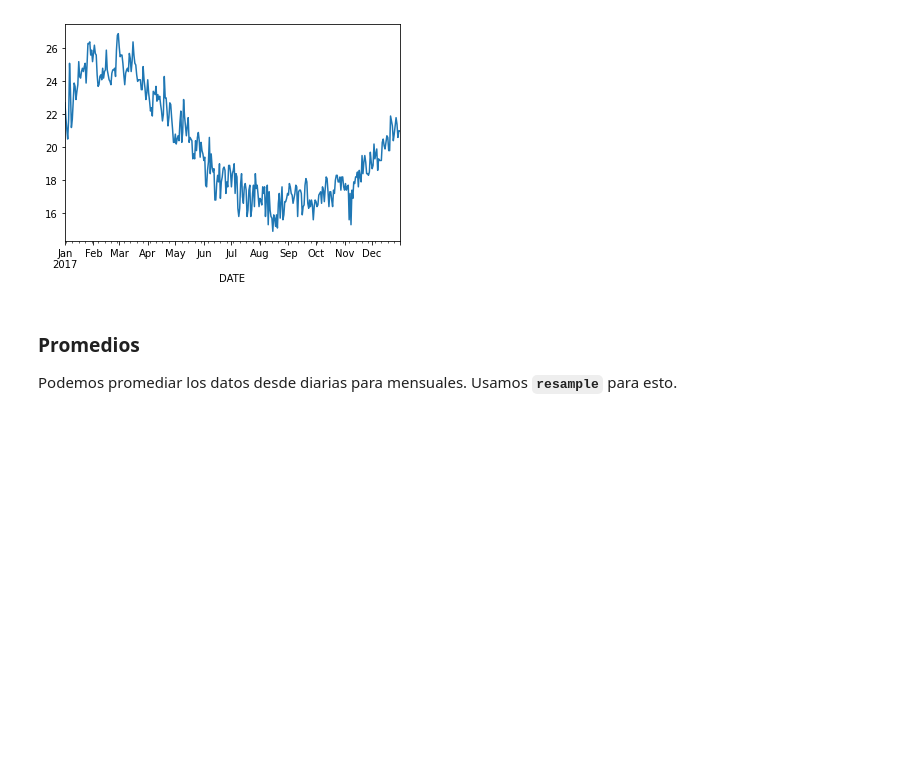
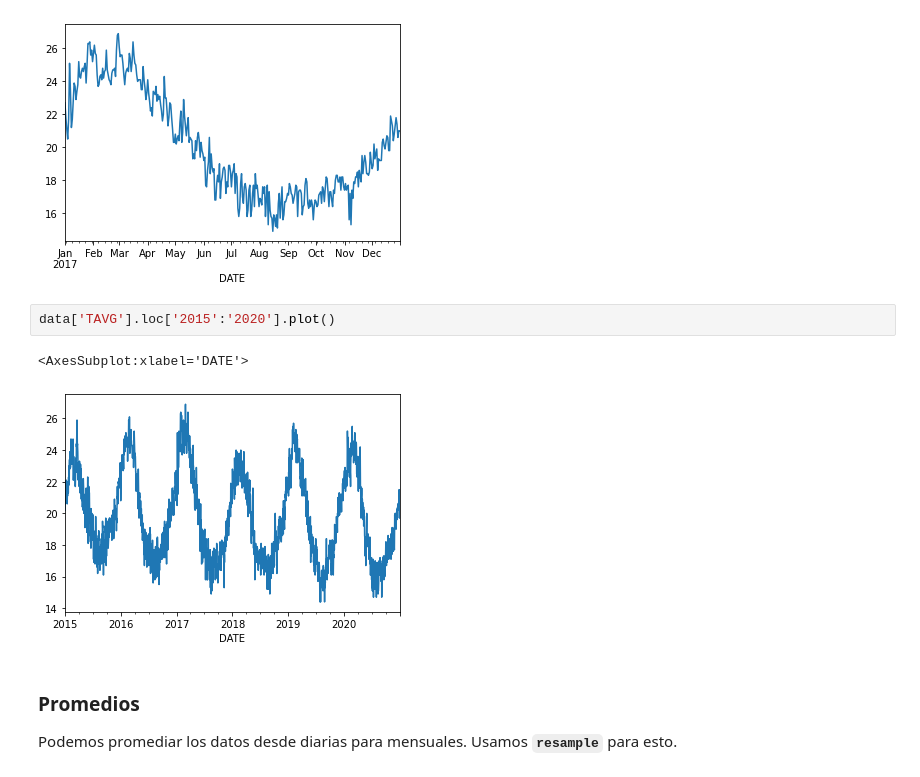
Before and after one commit to cryohydromettools/python_climatologia, a Jupyter notebook: book/dia3/02.Procesamiento_series_tiempo.ipynb, the cells around one changed output. Drawn from its saved outputs; the diff is of its cells as text; blank space fills up the shorter version.

```diff
--- a/book/dia3/02.Procesamiento_series_tiempo.ipynb
+++ b/book/dia3/02.Procesamiento_series_tiempo.ipynb
@@ -119,6 +119,11 @@ data2017['TAVG'].plot()
 # %% [output]
 <AxesSubplot:xlabel='DATE'>
 [figure]
+# %%
+data['TAVG'].loc['2015':'2020'].plot()
+# %% [output]
+<AxesSubplot:xlabel='DATE'>
+[figure, added]
 # %% [markdown]
 ### Promedios
 
```
Also changed, not shown: 2 other files.
